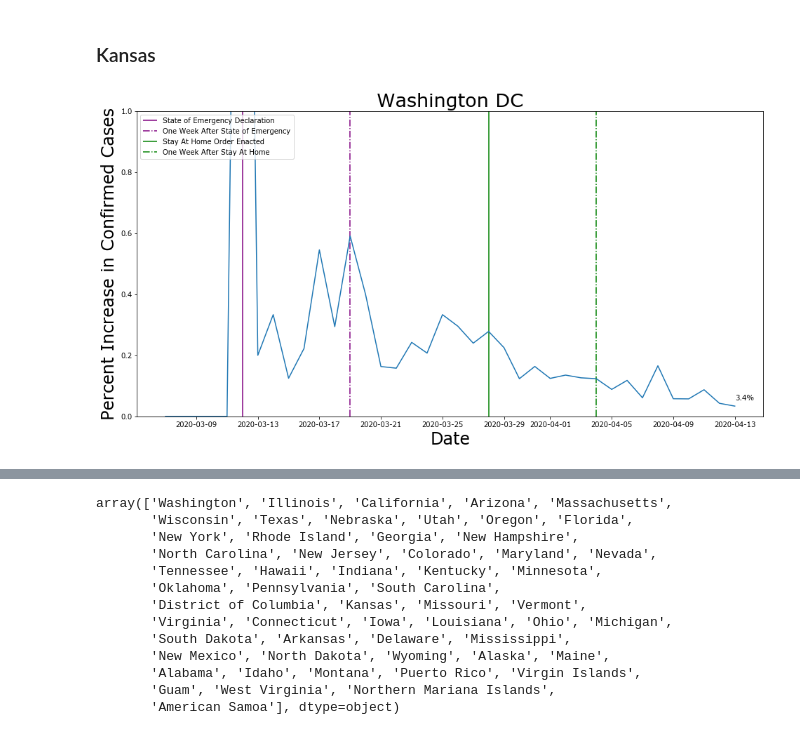
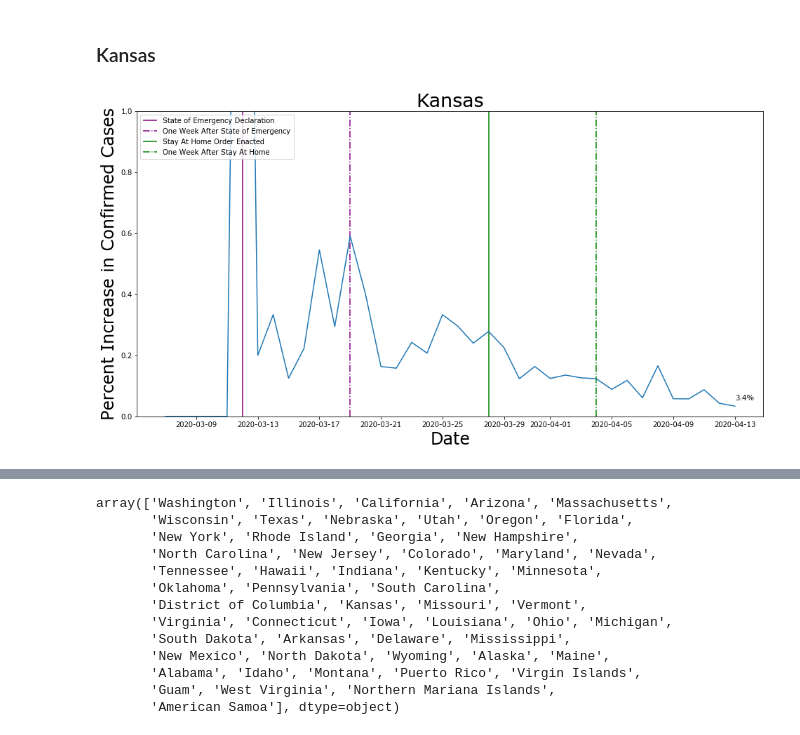
Before and after one commit to nmwhitehead/Coronavirus-USA, a Jupyter notebook: U.S. NYT Data.ipynb, the cells around one changed output, grey strips where cells are left out. Saved outputs shown, nothing was run; the diff lists cells and outputs as text; code cells hidden in the pictures.

```diff
--- a/U.S. NYT Data.ipynb
+++ b/U.S. NYT Data.ipynb
@@ -98,7 +98,7 @@ total_us_data.head()
 # %%
 # Let's make a funciton to seperate these
 def state_info(state):
-    data = total_us_data[total_us_data.state.str.contains(state)]
+    data = total_us_data[total_us_data.state == state]
     data.date = pd.to_datetime(data.date)
     data = data.set_index(data.date)
 #     data['percent_change'] = data.cases.pct_change()
@@ -1038,27 +1038,27 @@ plt.legend(loc='upper left');
 ### Kansas
 # %%
 plt.figure(figsize=(16,8))
-plt.title("Washington DC", size=27)
+plt.title("Kansas", size=27)
 
 plt.xlabel('Date', size=24)
 plt.ylabel('Percent Increase in Confirmed Cases', size=24)
 
 # https://governor.kansas.gov/governor-issues-emergency-declaration-for-covid-19/
 plt.vlines(x=dt.date(2020, 3, 12), ymin=0, ymax=1, linestyles='solid', color='purple', label='State of Emergency Declaration')
 plt.vlines(x=dt.date(2020, 3, 19), ymin=0, ymax=1, linestyle='dashdot', color='purple', label='One Week After State of Emergency')
 
 # https://governor.kansas.gov/governor-kelly-issues-temporary-statewide-stay-home-order-in-ongoing-effort-to-combat-covid-19/
 plt.vlines(x=dt.date(2020, 3, 28), ymin=0, ymax=1, linestyles='solid', color='green', label='Stay At Home Order Enacted')
 plt.vlines(x=dt.date(2020, 4, 4), ymin=0, ymax=1, linestyle='dashdot', color='green', label='One Week After Stay At Home')
 
 # thousand_case_milestone(kansas_data)
 
 most_recent(kansas_data)
 
 plt.ylim(ymin=0, ymax=1)
 
 plt.plot(kansas_data.percent_change)
 
 plt.legend(loc='upper left');
 # %% [output]
-[figure, old version]
+[figure, new version]
```
Also changed, not shown: parts of 10 cells of this notebook.
